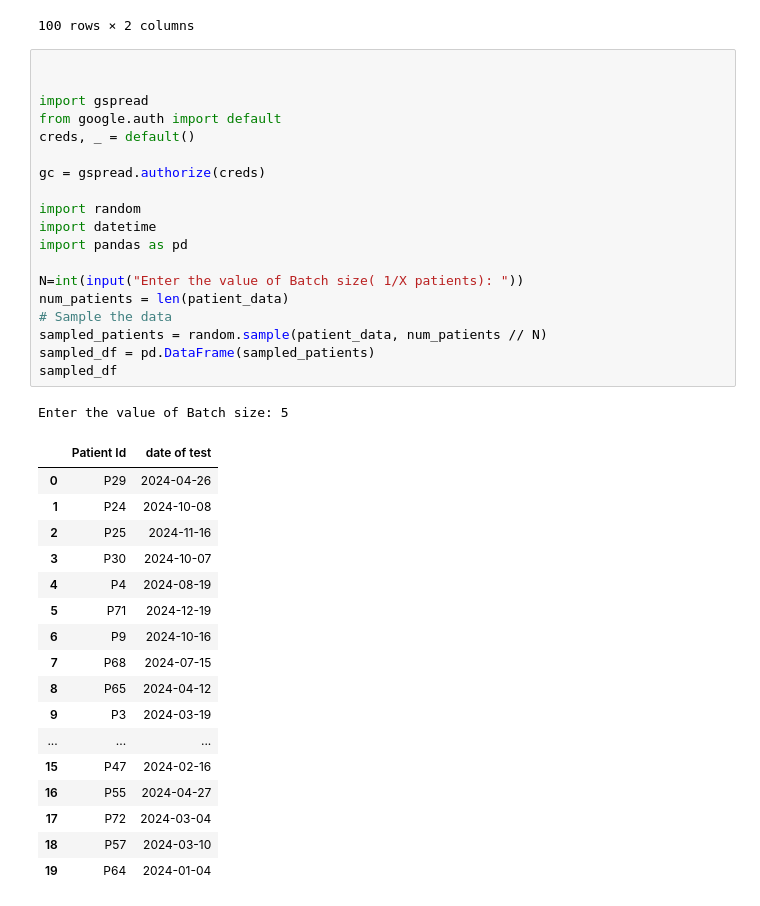
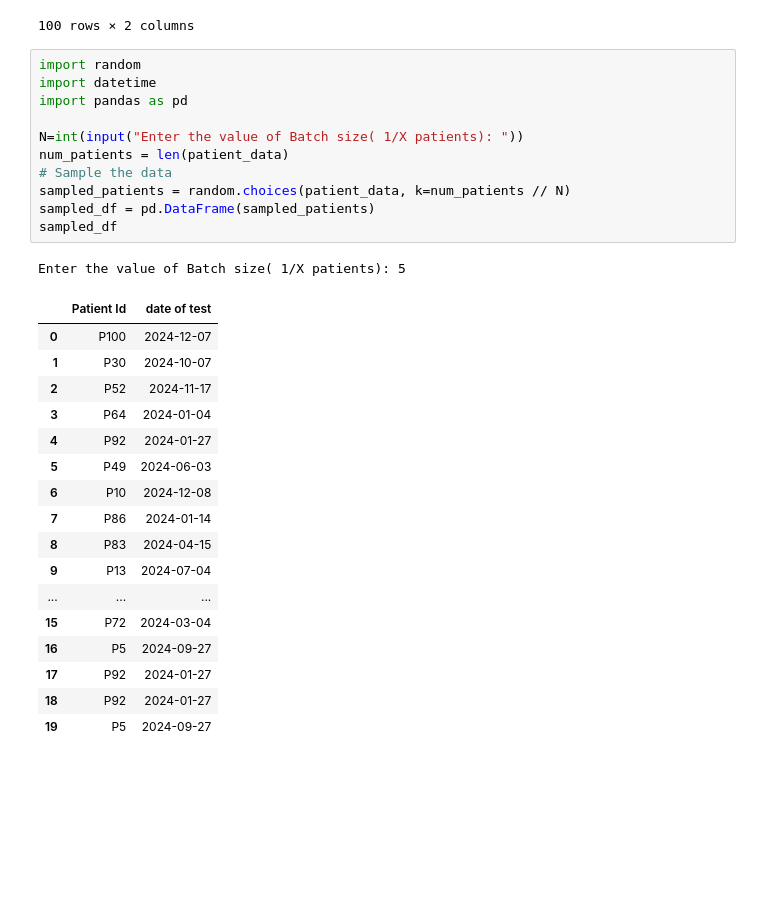
Before and after one commit to SAMYSOSERIOUS/Python, a Jupyter notebook: Assignment2_City_Council.ipynb, the cells around one changed output. Drawn from its saved outputs; the diff is of its cells as text; blank space fills up the shorter version.

```diff
--- a/Assignment2_City_Council.ipynb
+++ b/Assignment2_City_Council.ipynb
@@ -65,40 +65,32 @@ df
 | 99 | P100 | 2024-12-07 |
 100 rows × 2 columns
 # %%
-
-
-import gspread
-from google.auth import default
-creds, _ = default()
-
-gc = gspread.authorize(creds)
-
 import random
 import datetime
 import pandas as pd
 
 N=int(input("Enter the value of Batch size( 1/X patients): "))
 num_patients = len(patient_data)
 # Sample the data
-sampled_patients = random.sample(patient_data, num_patients // N)
+sampled_patients = random.choices(patient_data, k=num_patients // N)
 sampled_df = pd.DataFrame(sampled_patients)
 sampled_df
 # %% [output]
-Enter the value of Batch size: 5
+Enter the value of Batch size( 1/X patients): 5
 |  | Patient Id | date of test |
-| 0 | P29 | 2024-04-26 |
-| 1 | P24 | 2024-10-08 |
-| 2 | P25 | 2024-11-16 |
-| 3 | P30 | 2024-10-07 |
-| 4 | P4 | 2024-08-19 |
-| 5 | P71 | 2024-12-19 |
-| 6 | P9 | 2024-10-16 |
-| 7 | P68 | 2024-07-15 |
-| 8 | P65 | 2024-04-12 |
-| 9 | P3 | 2024-03-19 |
+| 0 | P100 | 2024-12-07 |
+| 1 | P30 | 2024-10-07 |
+| 2 | P52 | 2024-11-17 |
+| 3 | P64 | 2024-01-04 |
+| 4 | P92 | 2024-01-27 |
+| 5 | P49 | 2024-06-03 |
+| 6 | P10 | 2024-12-08 |
+| 7 | P86 | 2024-01-14 |
+| 8 | P83 | 2024-04-15 |
+| 9 | P13 | 2024-07-04 |
 | ... | ... | ... |
-| 15 | P47 | 2024-02-16 |
-| 16 | P55 | 2024-04-27 |
-| 17 | P72 | 2024-03-04 |
-| 18 | P57 | 2024-03-10 |
-| 19 | P64 | 2024-01-04 |
+| 15 | P72 | 2024-03-04 |
+| 16 | P5 | 2024-09-27 |
+| 17 | P92 | 2024-01-27 |
+| 18 | P92 | 2024-01-27 |
+| 19 | P5 | 2024-09-27 |
```
